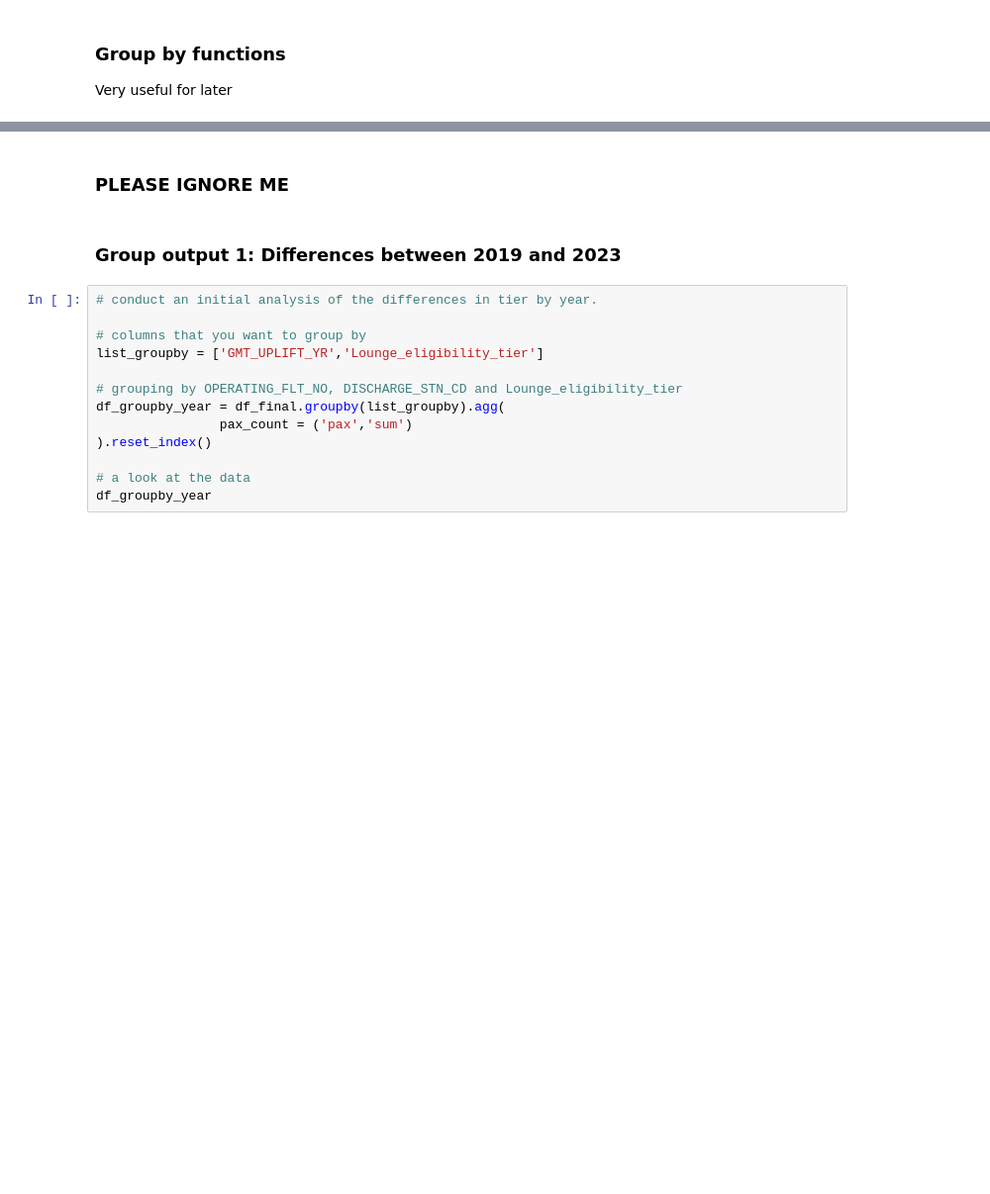
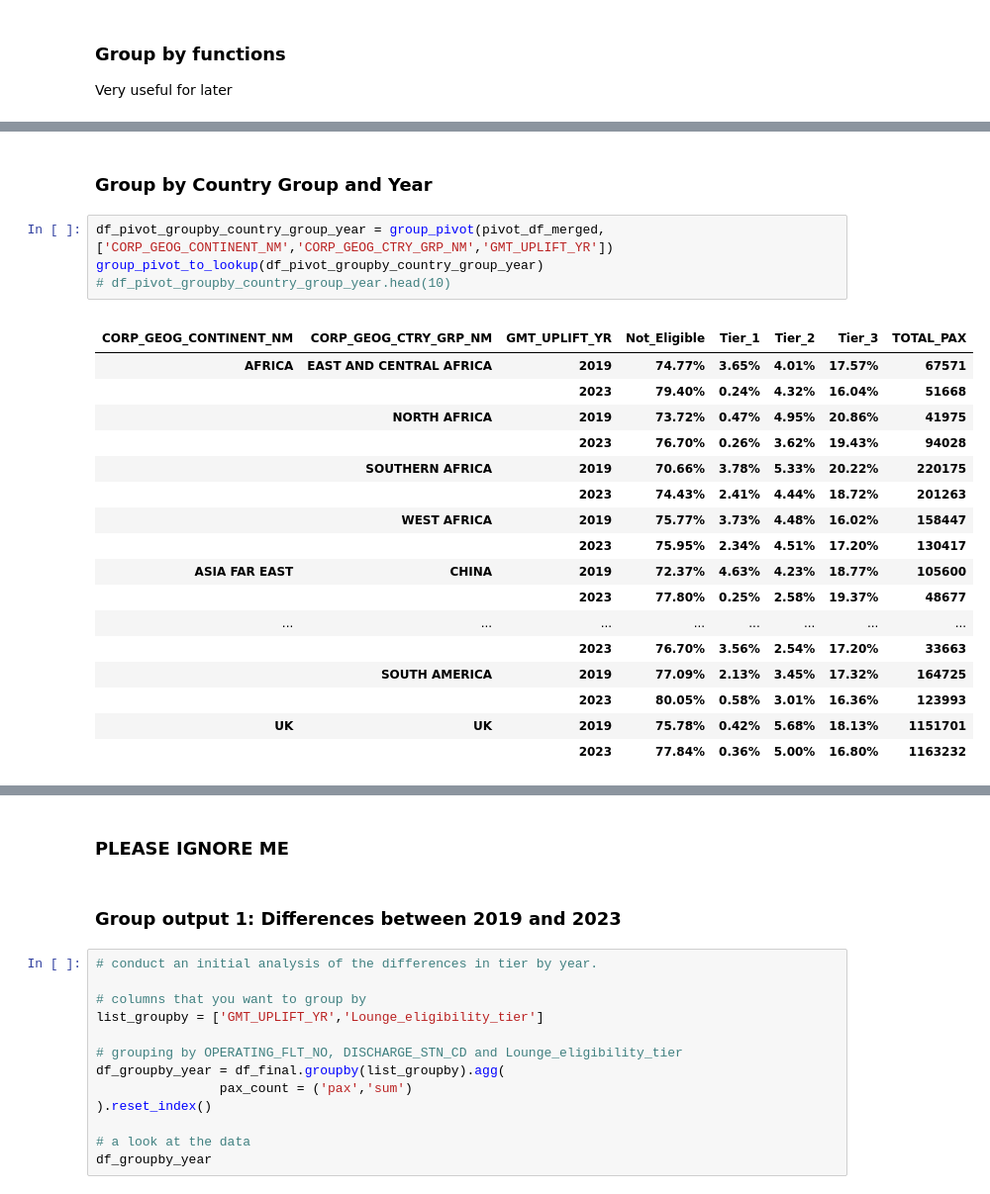
Before and after one commit to IanMaHKG-BA/Hackathon_Team_1, a Jupyter notebook: GOLD_STANDARD_PLS_DONT_BREAK.ipynb, the cells around one changed output, grey strips where cells are left out. Shown at 99% size. Drawn from its saved outputs; the diff is of its cells as text; blank space fills up the shorter version.

```diff
--- a/GOLD_STANDARD_PLS_DONT_BREAK.ipynb
+++ b/GOLD_STANDARD_PLS_DONT_BREAK.ipynb
@@ -812,0 +963,25 @@ df_final.head(1)
+# %% [markdown]
+### Group by Country Group and Year
+# %%
+df_pivot_groupby_country_group_year = group_pivot(pivot_df_merged, ['CORP_GEOG_CONTINENT_NM','CORP_GEOG_CTRY_GRP_NM','GMT_UPLIFT_YR'])
+group_pivot_to_lookup(df_pivot_groupby_country_group_year)
+# df_pivot_groupby_country_group_year.head(10)
+# %% [output]
+|  |  |  |  |  |  |  |  |
+| CORP_GEOG_CONTINENT_NM | CORP_GEOG_CTRY_GRP_NM | GMT_UPLIFT_YR | Not_Eligible | Tier_1 | Tier_2 | Tier_3 | TOTAL_PAX |
+| AFRICA | EAST AND CENTRAL AFRICA | 2019 | 74.77% | 3.65% | 4.01% | 17.57% | 67571 |
+|  |  | 2023 | 79.40% | 0.24% | 4.32% | 16.04% | 51668 |
+|  | NORTH AFRICA | 2019 | 73.72% | 0.47% | 4.95% | 20.86% | 41975 |
+|  |  | 2023 | 76.70% | 0.26% | 3.62% | 19.43% | 94028 |
+|  | SOUTHERN AFRICA | 2019 | 70.66% | 3.78% | 5.33% | 20.22% | 220175 |
+|  |  | 2023 | 74.43% | 2.41% | 4.44% | 18.72% | 201263 |
+|  | WEST AFRICA | 2019 | 75.77% | 3.73% | 4.48% | 16.02% | 158447 |
+|  |  | 2023 | 75.95% | 2.34% | 4.51% | 17.20% | 130417 |
+| ASIA FAR EAST | CHINA | 2019 | 72.37% | 4.63% | 4.23% | 18.77% | 105600 |
+|  |  | 2023 | 77.80% | 0.25% | 2.58% | 19.37% | 48677 |
+| ... | ... | ... | ... | ... | ... | ... | ... |
+|  |  | 2023 | 76.70% | 3.56% | 2.54% | 17.20% | 33663 |
+|  | SOUTH AMERICA | 2019 | 77.09% | 2.13% | 3.45% | 17.32% | 164725 |
+|  |  | 2023 | 80.05% | 0.58% | 3.01% | 16.36% | 123993 |
+| UK | UK | 2019 | 75.78% | 0.42% | 5.68% | 18.13% | 1151701 |
+|  |  | 2023 | 77.84% | 0.36% | 5.00% | 16.80% | 1163232 |
```
Also changed, not shown: parts of 25 cells of this notebook, 1 other file.
